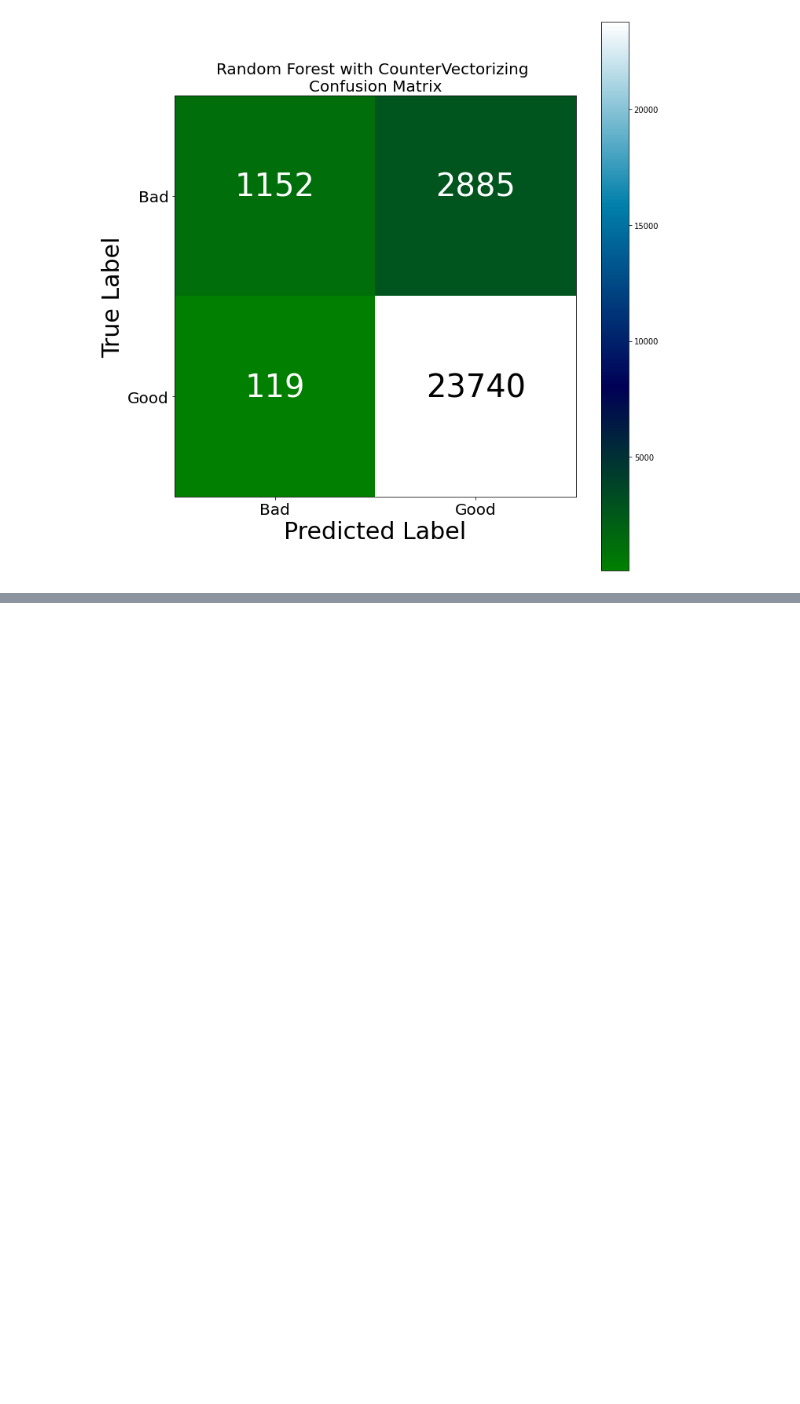
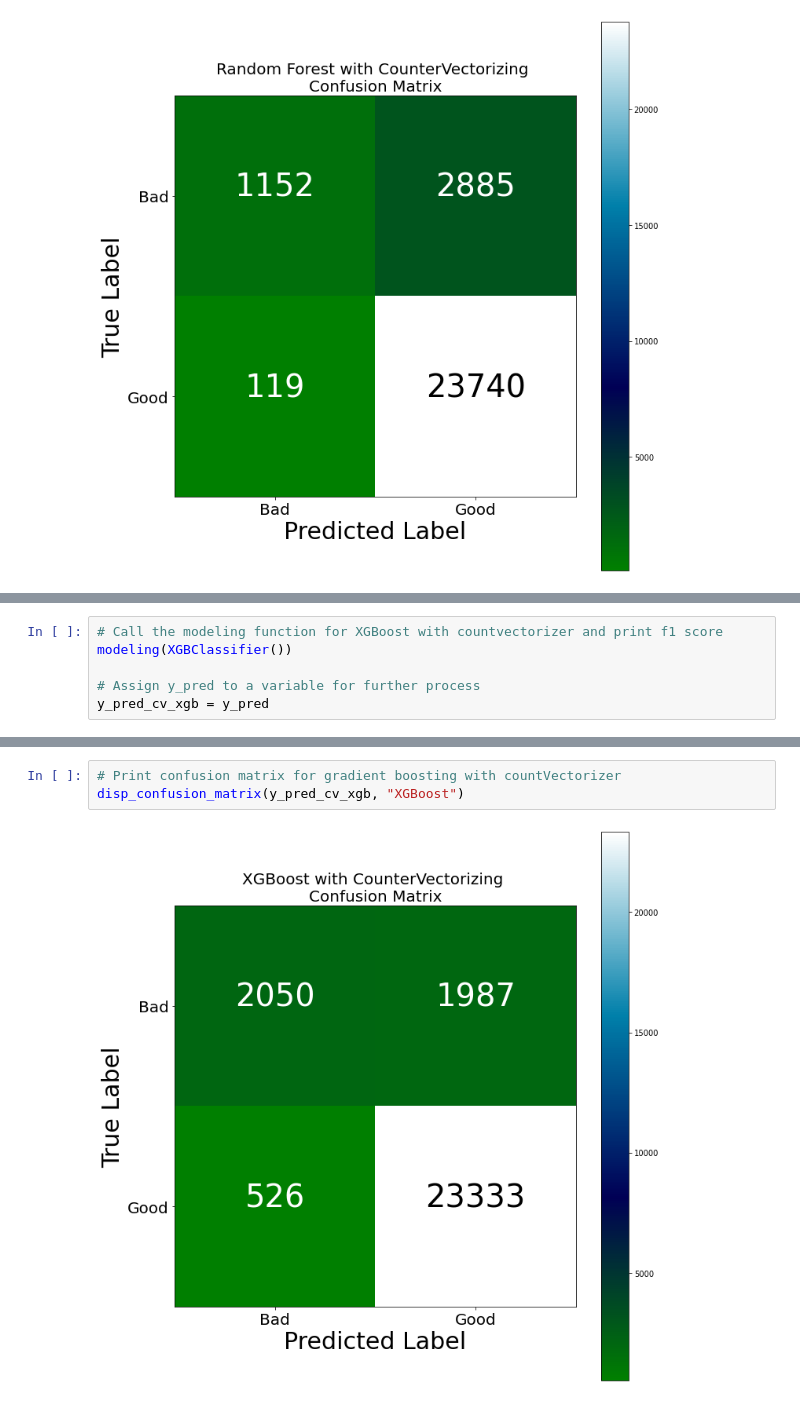
Before and after one commit to DimitrisFot/Amazon-Game-Reviews-Analysis, a Jupyter notebook: Sentiment Analysis.ipynb, the cells around one changed output, grey strips where cells are left out. Drawn from its saved outputs; the diff is of its cells as text; blank space fills up the shorter version.

```diff
--- a/Sentiment Analysis.ipynb
+++ b/Sentiment Analysis.ipynb
@@ -346,0 +422,6 @@ disp_confusion_matrix(y_pred_cv_rf, "Random Forest")
+# %%
+# Call the modeling function for XGBoost with countvectorizer and print f1 score
+modeling(XGBClassifier())
+
+# Assign y_pred to a variable for further process
+y_pred_cv_xgb = y_pred
@@ -346,0 +443,5 @@ disp_confusion_matrix(y_pred_cv_rf, "Random Forest")
+# %%
+# Print confusion matrix for gradient boosting with countVectorizer
+disp_confusion_matrix(y_pred_cv_xgb, "XGBoost")
+# %% [output]
+[figure, added]
```
Also changed, not shown: parts of 58 cells of this notebook.
